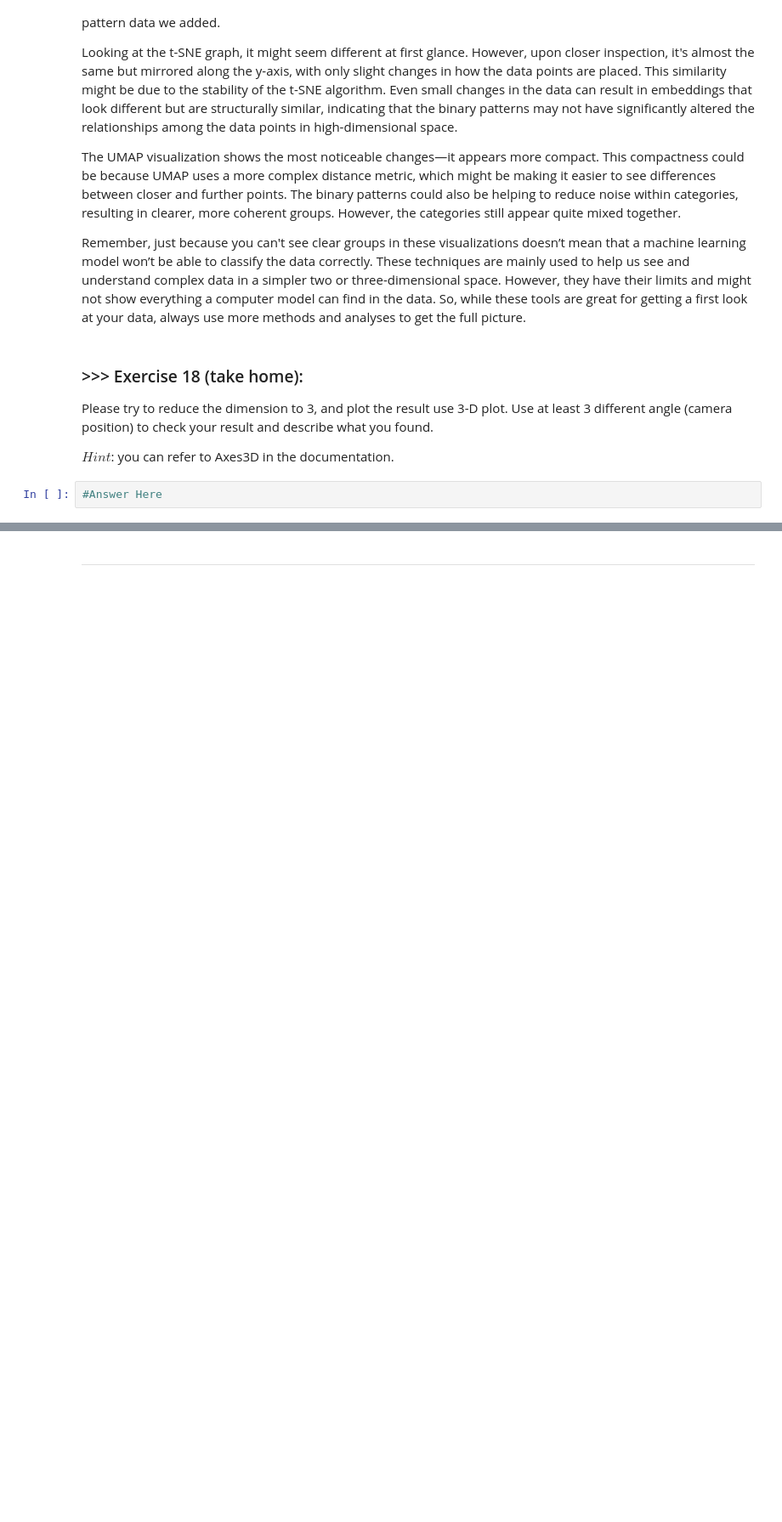
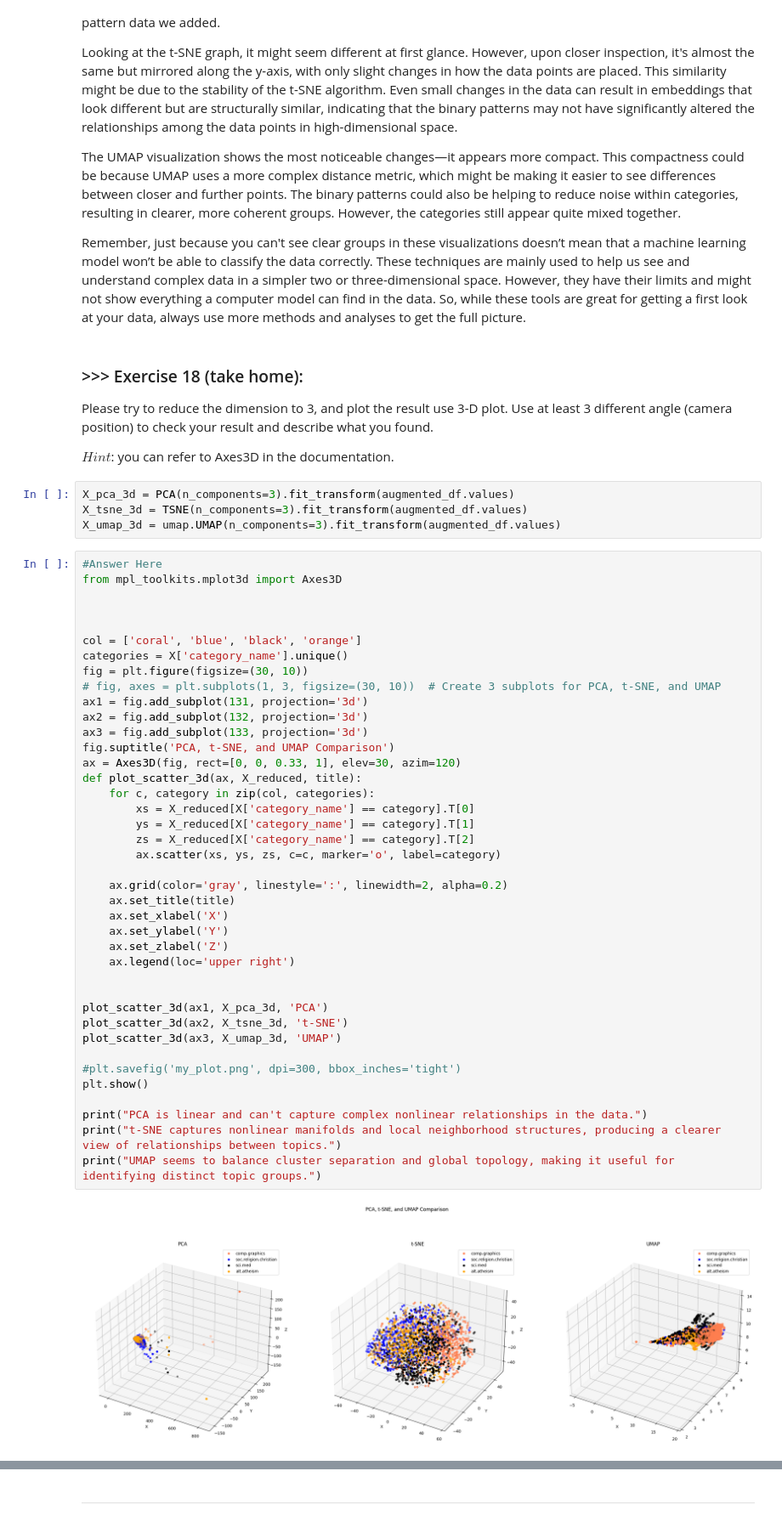
Before and after one commit to hongming1004/DM2025-Lab1-Exercise, a Jupyter notebook: DM2025-Lab1-Master.ipynb, the cells around one changed output, grey strips where cells are left out. Shown at 85% size. Drawn from its saved outputs; the diff is of its cells as text; blank space fills up the shorter version.

```diff
--- a/DM2025-Lab1-Master.ipynb
+++ b/DM2025-Lab1-Master.ipynb
@@ -2251,5 +2247,49 @@ Remember, just because you can't see clear groups in these visualizations doesn
 Please try to reduce the dimension to 3, and plot the result use 3-D plot. Use at least 3 different angle (camera position) to check your result and describe what you found.
 
 $Hint$: you can refer to Axes3D in the documentation.
-# %%
-#Answer Here
+# %%
+X_pca_3d = PCA(n_components=3).fit_transform(augmented_df.values)
+X_tsne_3d = TSNE(n_components=3).fit_transform(augmented_df.values)
+X_umap_3d = umap.UMAP(n_components=3).fit_transform(augmented_df.values)
+# %%
+#Answer Here
+from mpl_toolkits.mplot3d import Axes3D
+
+
+
+col = ['coral', 'blue', 'black', 'orange']
+categories = X['category_name'].unique()
+fig = plt.figure(figsize=(30, 10))
+# fig, axes = plt.subplots(1, 3, figsize=(30, 10))  # Create 3 subplots for PCA, t-SNE, and UMAP
+ax1 = fig.add_subplot(131, projection='3d')
+ax2 = fig.add_subplot(132, projection='3d')
+ax3 = fig.add_subplot(133, projection='3d')
+fig.suptitle('PCA, t-SNE, and UMAP Comparison')
+ax = Axes3D(fig, rect=[0, 0, 0.33, 1], elev=30, azim=120)
+def plot_scatter_3d(ax, X_reduced, title):
+    for c, category in zip(col, categories):
+        xs = X_reduced[X['category_name'] == category].T[0]
+        ys = X_reduced[X['category_name'] == category].T[1]
+        zs = X_reduced[X['category_name'] == category].T[2]
+        ax.scatter(xs, ys, zs, c=c, marker='o', label=category)
+
+    ax.grid(color='gray', linestyle=':', linewidth=2, alpha=0.2)
+    ax.set_title(title)
+    ax.set_xlabel('X')
+    ax.set_ylabel('Y')
+    ax.set_zlabel('Z')
+    ax.legend(loc='upper right')
+
+
+plot_scatter_3d(ax1, X_pca_3d, 'PCA')
+plot_scatter_3d(ax2, X_tsne_3d, 't-SNE')
+plot_scatter_3d(ax3, X_umap_3d, 'UMAP')
+
+#plt.savefig('my_plot.png', dpi=300, bbox_inches='tight')
+plt.show()
+
+print("PCA is linear and can't capture complex nonlinear relationships in the data.")
+print("t-SNE captures nonlinear manifolds and local neighborhood structures, producing a clearer view of relationships between topics.")
+print("UMAP seems to balance cluster separation and global topology, making it useful for identifying distinct topic groups.")
+# %% [output]
+[figure, added]
```
Also changed, not shown: parts of 32 cells of this notebook, 1 other file.
